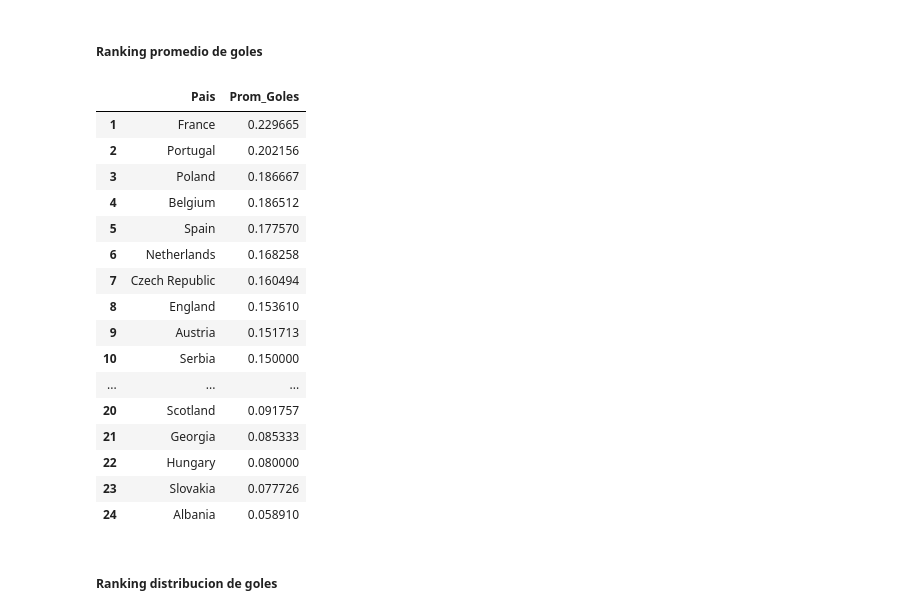
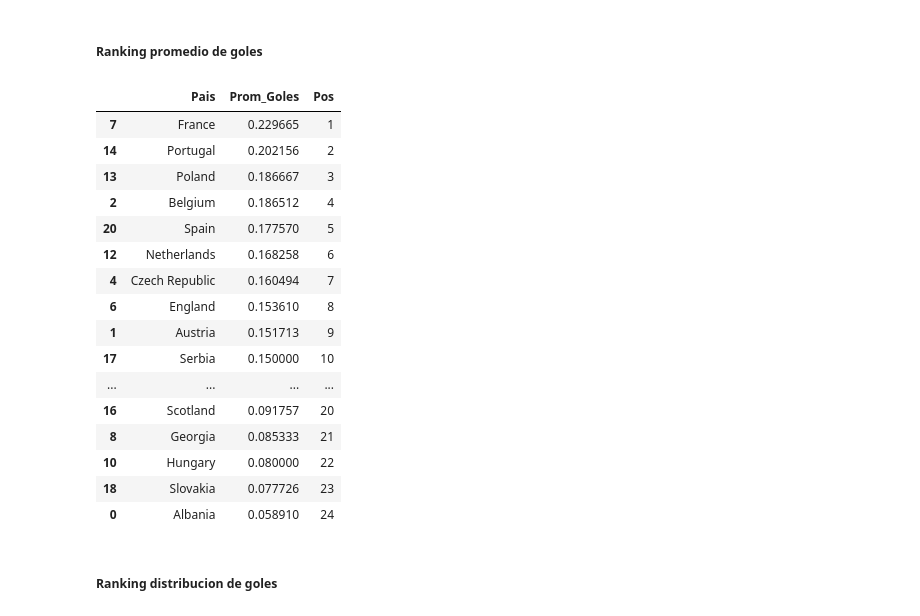
Before and after one commit to rdanbaro/Analisis-Euro, a Jupyter notebook: analisys.ipynb, the cells around one changed output. Drawn from its saved outputs; the diff is of its cells as text; code cells hidden in the pictures.

```diff
--- a/analisys.ipynb
+++ b/analisys.ipynb
@@ -525,26 +552,26 @@ ranking_posiciones
 # %% [markdown]
 ##### Ranking promedio de goles
 # %%
-GolProm_rank = data_equipos.select_columns(['Pais', 'Prom_Goles']).sort_values('Prom_Goles', ascending=False).set_index(data_equipos.index+1)
+GolProm_rank = data_equipos.select_columns(['Pais', 'Prom_Goles']).sort_values('Prom_Goles', ascending=False).assign(Pos=data_equipos.index+1)
 GolProm_rank
 # %% [output]
-|  | Pais | Prom_Goles |
-| 1 | France | 0.229665 |
-| 2 | Portugal | 0.202156 |
-| 3 | Poland | 0.186667 |
-| 4 | Belgium | 0.186512 |
-| 5 | Spain | 0.177570 |
-| 6 | Netherlands | 0.168258 |
-| 7 | Czech Republic | 0.160494 |
-| 8 | England | 0.153610 |
-| 9 | Austria | 0.151713 |
-| 10 | Serbia | 0.150000 |
-| ... | ... | ... |
-| 20 | Scotland | 0.091757 |
-| 21 | Georgia | 0.085333 |
-| 22 | Hungary | 0.080000 |
-| 23 | Slovakia | 0.077726 |
-| 24 | Albania | 0.058910 |
+|  | Pais | Prom_Goles | Pos |
+| 7 | France | 0.229665 | 1 |
+| 14 | Portugal | 0.202156 | 2 |
+| 13 | Poland | 0.186667 | 3 |
+| 2 | Belgium | 0.186512 | 4 |
+| 20 | Spain | 0.177570 | 5 |
+| 12 | Netherlands | 0.168258 | 6 |
+| 4 | Czech Republic | 0.160494 | 7 |
+| 6 | England | 0.153610 | 8 |
+| 1 | Austria | 0.151713 | 9 |
+| 17 | Serbia | 0.150000 | 10 |
+| ... | ... | ... | ... |
+| 16 | Scotland | 0.091757 | 20 |
+| 8 | Georgia | 0.085333 | 21 |
+| 10 | Hungary | 0.080000 | 22 |
+| 18 | Slovakia | 0.077726 | 23 |
+| 0 | Albania | 0.058910 | 24 |
 # %% [markdown]
 ##### Ranking distribucion de goles
 # %%
```
Also changed, not shown: parts of 4 cells of this notebook.
